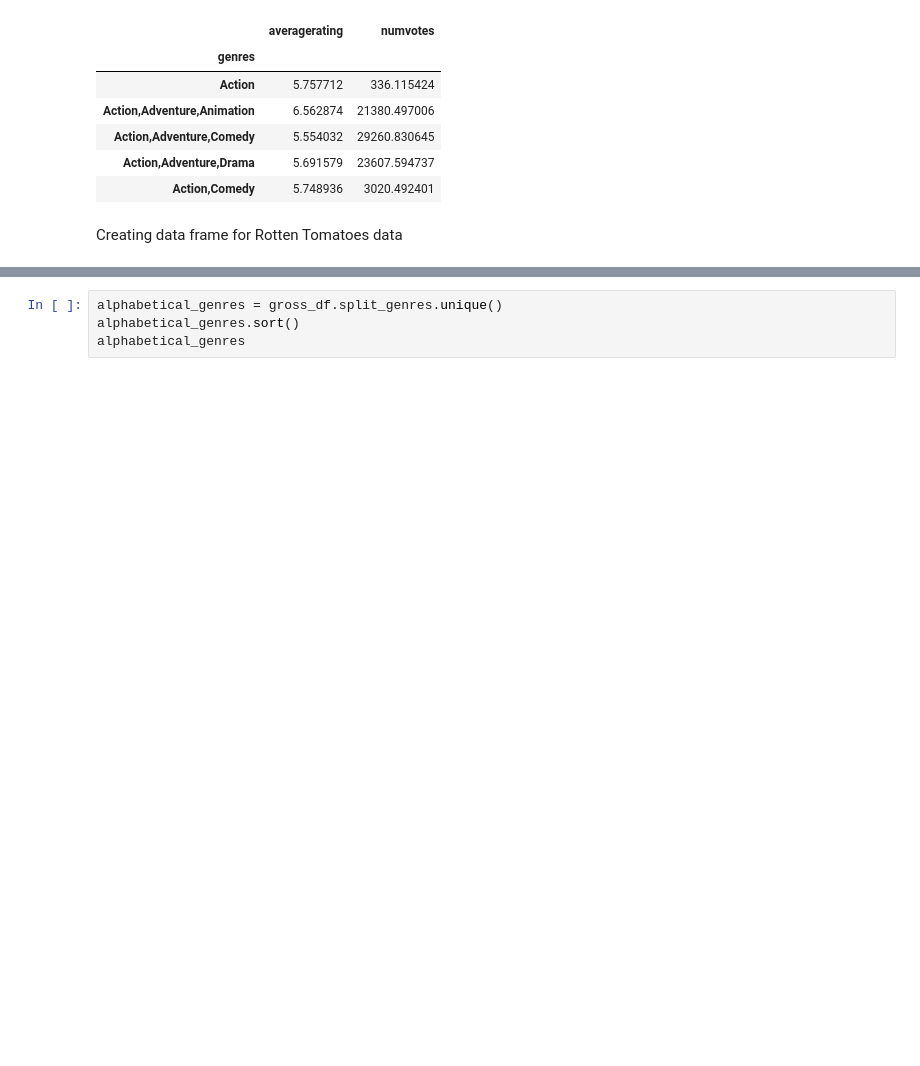
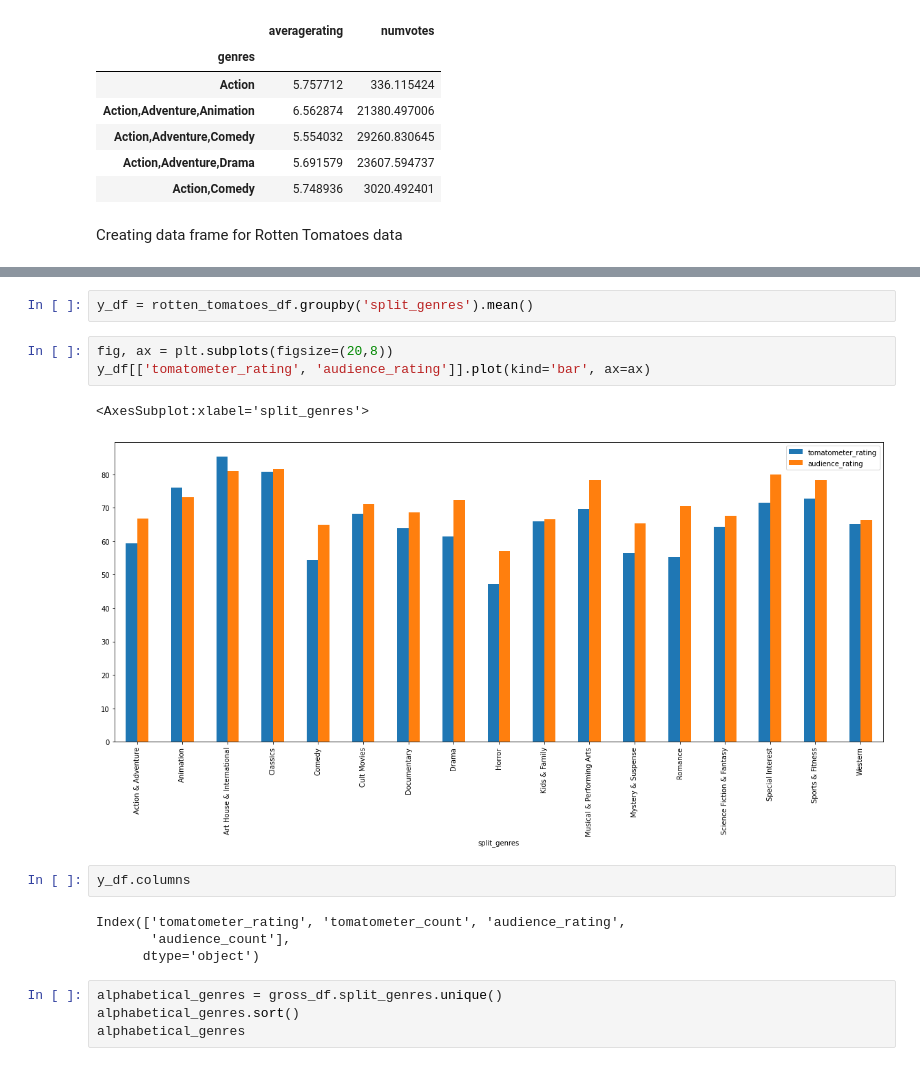
Before and after one commit to nancyho83/Microsoft-Movie-Analysis, a Jupyter notebook: cleaning-and-visualization.ipynb, the cells around one changed output, grey strips where cells are left out. Drawn from its saved outputs; the diff is of its cells as text; blank space fills up the shorter version.

```diff
--- a/cleaning-and-visualization.ipynb
+++ b/cleaning-and-visualization.ipynb
@@ -283,3 +283,17 @@ rotten_tomatoes_df
+# %%
+y_df = rotten_tomatoes_df.groupby('split_genres').mean()
+# %%
+fig, ax = plt.subplots(figsize=(20,8))
+y_df[['tomatometer_rating', 'audience_rating']].plot(kind='bar', ax=ax)
+# %% [output]
+<AxesSubplot:xlabel='split_genres'>
+[figure, added]
+# %%
+y_df.columns
+# %% [output]
+Index(['tomatometer_rating', 'tomatometer_count', 'audience_rating',
+       'audience_count'],
+      dtype='object')
 # %%
 alphabetical_genres = gross_df.split_genres.unique()
 alphabetical_genres.sort()
```
Also changed, not shown: parts of 8 cells of this notebook.
